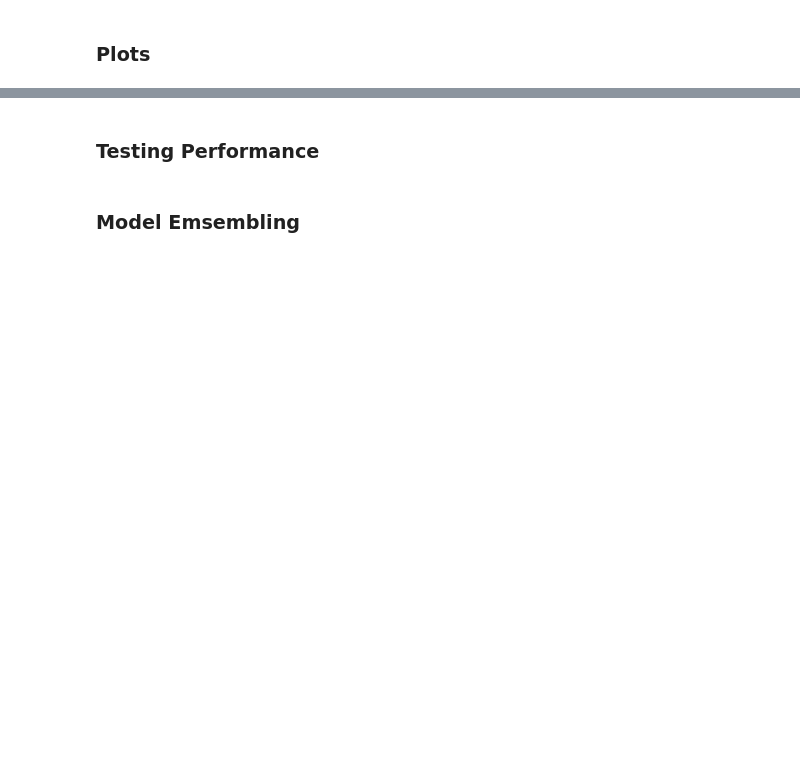
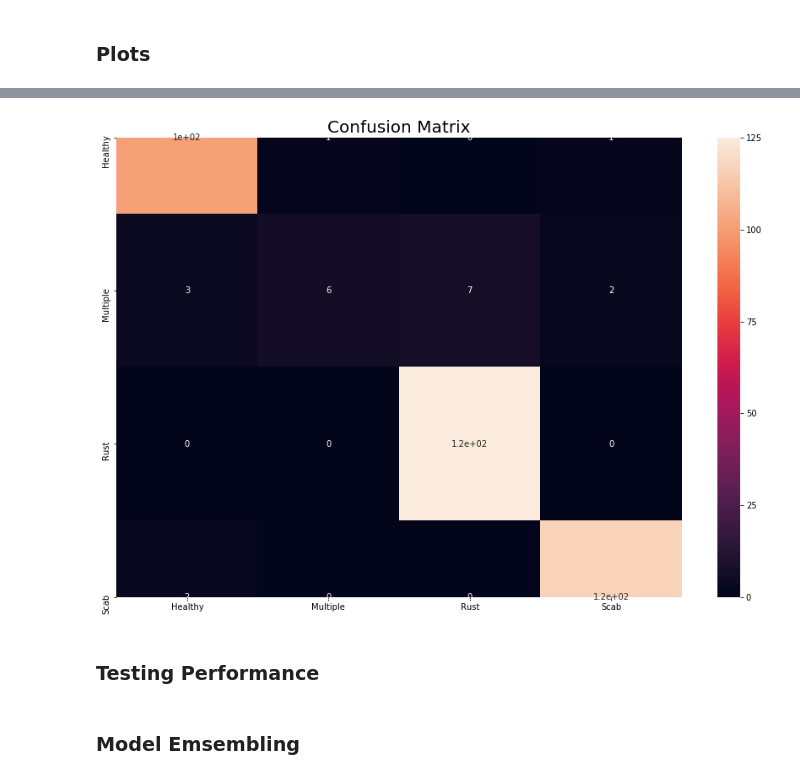
Before and after one commit to AnishWalawalkar/plant-pathology, a Jupyter notebook: Plant Pathology.ipynb, the cells around one changed output, grey strips where cells are left out. Drawn from its saved outputs; the diff is of its cells as text; code cells hidden in the pictures; blank space fills up the shorter version.

```diff
--- a/Plant Pathology.ipynb
+++ b/Plant Pathology.ipynb
@@ -311,6 +323,11 @@ plt.legend(['Train','Val'])
 # %%
 labels = ['Healthy', 'Multiple','Rust','Scab']
+plt.figure(figsize=(15, 10))
 sns.heatmap(conf_mat, xticklabels=labels, yticklabels=labels, annot=True)
+plt.title('Confusion Matrix', fontsize=20)
+plt.savefig('confusion.jpg')
+# %% [output]
+[figure, added]
 # %% [markdown]
 ### Testing Performance
 # %%
```
Also changed, not shown: parts of 3 cells of this notebook.
